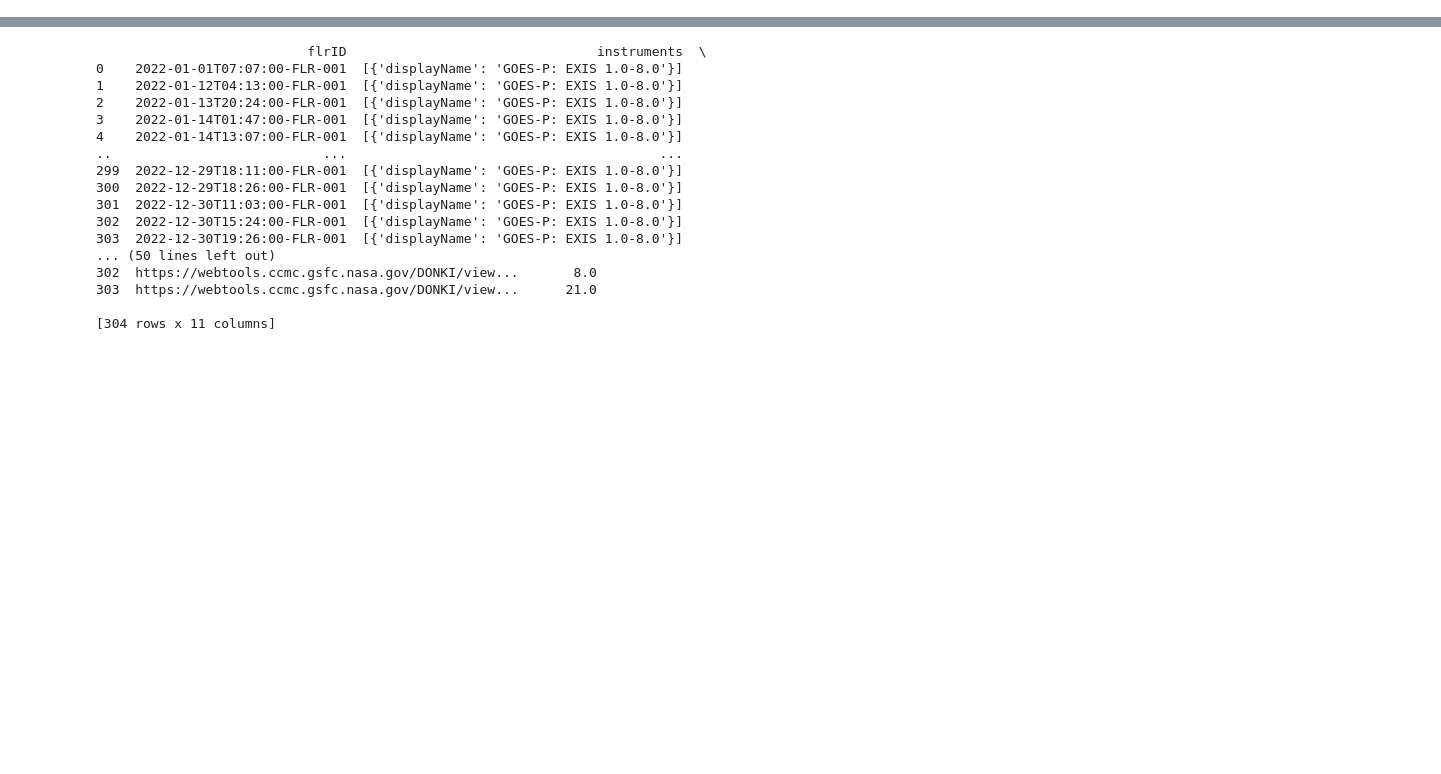
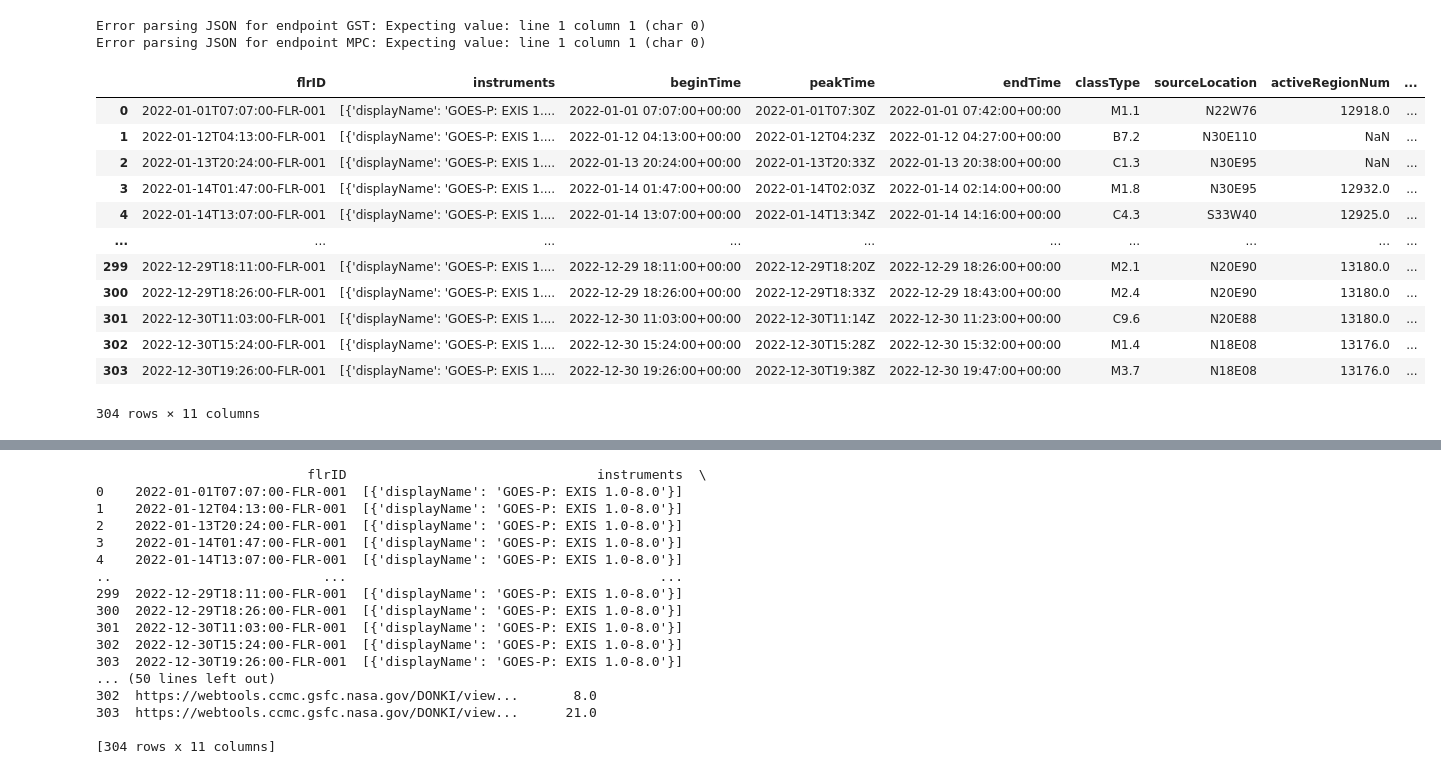
Before and after one commit to S-Belon/Python-Project, a Jupyter notebook: python_project.ipynb, the cells around one changed output, grey strips where cells are left out. Drawn from its saved outputs; the diff is of its cells as text; code cells hidden in the pictures; blank space fills up the shorter version.

```diff
--- a/python_project.ipynb
+++ b/python_project.ipynb
@@ -183,0 +83,65 @@ Warning: 'time' column not found in DataFrame for endpoint HSS
+# %%
+# Define the list of API endpoints
+api_endpoints = ['CME', 'CMEAnalysis', 'GST', 'IPS', 'FLR', 'SEP', 'MPC', 'RBE', 'HSS']
+
+# Define the common API parameters
+api_key = 'BkLnefy3MaYDPAsNO1vUZxXTepcIjKWPdZzfW2UY'
+
+# Calculate the start and end dates for the last 365 days
+end_date = datetime.now()
+start_date = end_date - timedelta(days=7)
+
+# Convert dates to the required format (YYYY-MM-DD)
+start_date_str = start_date.strftime('%Y-%m-%d')
+end_date_str = end_date.strftime('%Y-%m-%d')
+
+# Create an empty dictionary to store the DataFrame objects
+df_7 = {}
+
+# Iterate over the API endpoints and import data into DataFrame objects
+for endpoint in api_endpoints:
+    # Define the API URL with the updated start and end dates
+    url = f'https://api.nasa.gov/DONKI/{endpoint}'
+    params = {
+        'startDate': start_date_str,
+        'endDate': end_date_str,
+        'api_key': api_key
+    }
+
+    # Send GET request to the API
+    response = requests.get(url, params=params)
+
+    # Check if the request was successful
+    if response.status_code == 200:
+        try:
+            # Parse the response as JSON
+            data = response.json()
+
+            # Convert the data into a DataFrame
+            df = pd.DataFrame(data)
+
+            # Store the DataFrame in the dictionary
+            df_7[endpoint] = df
+        except ValueError as e:
+            print(f'Error parsing JSON for endpoint {endpoint}:', e)
+    else:
+        print(f'Error for endpoint {endpoint}:', response.status_code)
+# %% [output]
+Error parsing JSON for endpoint GST: Expecting value: line 1 column 1 (char 0)
+Error parsing JSON for endpoint MPC: Expecting value: line 1 column 1 (char 0)
+# %%
+flr_df
+# %% [output]
+|  | flrID | instruments | beginTime | peakTime | endTime | classType | sourceLocation | activeRegionNum | ... |
+| 0 | 2022-01-01T07:07:00-FLR-001 | [{'displayName': 'GOES-P: EXIS 1.... | 2022-01-01 07:07:00+00:00 | 2022-01-01T07:30Z | 2022-01-01 07:42:00+00:00 | M1.1 | N22W76 | 12918.0 | ... |
+| 1 | 2022-01-12T04:13:00-FLR-001 | [{'displayName': 'GOES-P: EXIS 1.... | 2022-01-12 04:13:00+00:00 | 2022-01-12T04:23Z | 2022-01-12 04:27:00+00:00 | B7.2 | N30E110 | NaN | ... |
+| 2 | 2022-01-13T20:24:00-FLR-001 | [{'displayName': 'GOES-P: EXIS 1.... | 2022-01-13 20:24:00+00:00 | 2022-01-13T20:33Z | 2022-01-13 20:38:00+00:00 | C1.3 | N30E95 | NaN | ... |
+| 3 | 2022-01-14T01:47:00-FLR-001 | [{'displayName': 'GOES-P: EXIS 1.... | 2022-01-14 01:47:00+00:00 | 2022-01-14T02:03Z | 2022-01-14 02:14:00+00:00 | M1.8 | N30E95 | 12932.0 | ... |
+| 4 | 2022-01-14T13:07:00-FLR-001 | [{'displayName': 'GOES-P: EXIS 1.... | 2022-01-14 13:07:00+00:00 | 2022-01-14T13:34Z | 2022-01-14 14:16:00+00:00 | C4.3 | S33W40 | 12925.0 | ... |
+| ... | ... | ... | ... | ... | ... | ... | ... | ... | ... |
+| 299 | 2022-12-29T18:11:00-FLR-001 | [{'displayName': 'GOES-P: EXIS 1.... | 2022-12-29 18:11:00+00:00 | 2022-12-29T18:20Z | 2022-12-29 18:26:00+00:00 | M2.1 | N20E90 | 13180.0 | ... |
+| 300 | 2022-12-29T18:26:00-FLR-001 | [{'displayName': 'GOES-P: EXIS 1.... | 2022-12-29 18:26:00+00:00 | 2022-12-29T18:33Z | 2022-12-29 18:43:00+00:00 | M2.4 | N20E90 | 13180.0 | ... |
+| 301 | 2022-12-30T11:03:00-FLR-001 | [{'displayName': 'GOES-P: EXIS 1.... | 2022-12-30 11:03:00+00:00 | 2022-12-30T11:14Z | 2022-12-30 11:23:00+00:00 | C9.6 | N20E88 | 13180.0 | ... |
+| 302 | 2022-12-30T15:24:00-FLR-001 | [{'displayName': 'GOES-P: EXIS 1.... | 2022-12-30 15:24:00+00:00 | 2022-12-30T15:28Z | 2022-12-30 15:32:00+00:00 | M1.4 | N18E08 | 13176.0 | ... |
+| 303 | 2022-12-30T19:26:00-FLR-001 | [{'displayName': 'GOES-P: EXIS 1.... | 2022-12-30 19:26:00+00:00 | 2022-12-30T19:38Z | 2022-12-30 19:47:00+00:00 | M3.7 | N18E08 | 13176.0 | ... |
+304 rows × 11 columns
```
Also changed, not shown: parts of 13 cells of this notebook, 2 other files.
